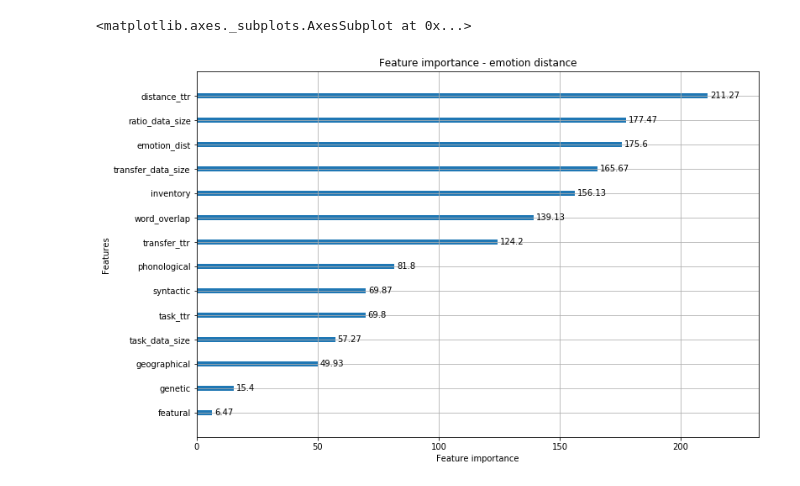
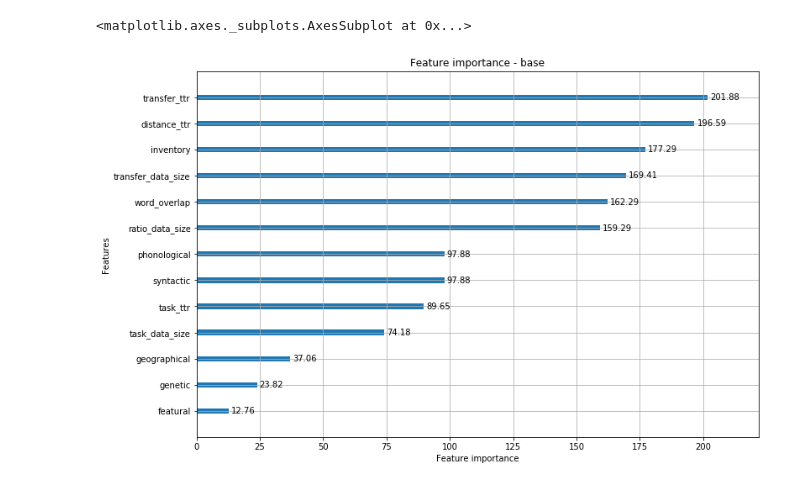
Before and after one commit to hwijeen/langrank, a Jupyter notebook: plot_feature_importance.ipynb, the cells around one changed output. Cells and saved outputs as stored; diff of their text form; code cells hidden in the pictures.

Commit message:
plotting multiple models

```diff
--- a/plot_feature_importance.ipynb
+++ b/plot_feature_importance.ipynb
@@ -77,3 +77,7 @@ def plot_importance(importance, feature_name, out_fname, ax=None, height=0.2,
     ax.grid(grid)
     plt.savefig(f'{out_fname}.png')
     return ax
+# %%
+f_path = './pretrained/SA/'
+# %%
+model_paths = [f_path + m for m in os.listdir(f_path)]
@@ -80,6 +96,6 @@ def plot_importance(importance, feature_name, out_fname, ax=None, height=0.2,
 # %%
-f_path = './pretrained/SA/emot/'
-models = [f_path + f for f in os.listdir(f_path) if f.endswith('.txt')]
+m_path = model_paths[8]
+models = [os.path.join(m_path, f) for f in os.listdir(m_path) if f.endswith('.txt')]
 # %%
 pooled_importance = defaultdict(list)
 for m in models:
@@ -93,7 +109,8 @@ avg_importance = [(k, np.round(np.mean(v), 2)) for k, v in pooled_importance.ite
 # %%
 name, impt = tuple(zip(*avg_importance))
 # %%
-plot_importance(impt, name, 'emotion distance', figsize=(12, 8))
+model_name = m_path.split('/')[-1]
+plot_importance(impt, name, model_name, figsize=(12, 8))
 # %% [output]
 <matplotlib.axes._subplots.AxesSubplot at 0x...>
-[figure, old version]
+[figure, new version]
```
Also changed, not shown: parts of 1 cell of this notebook, 1 other file.
